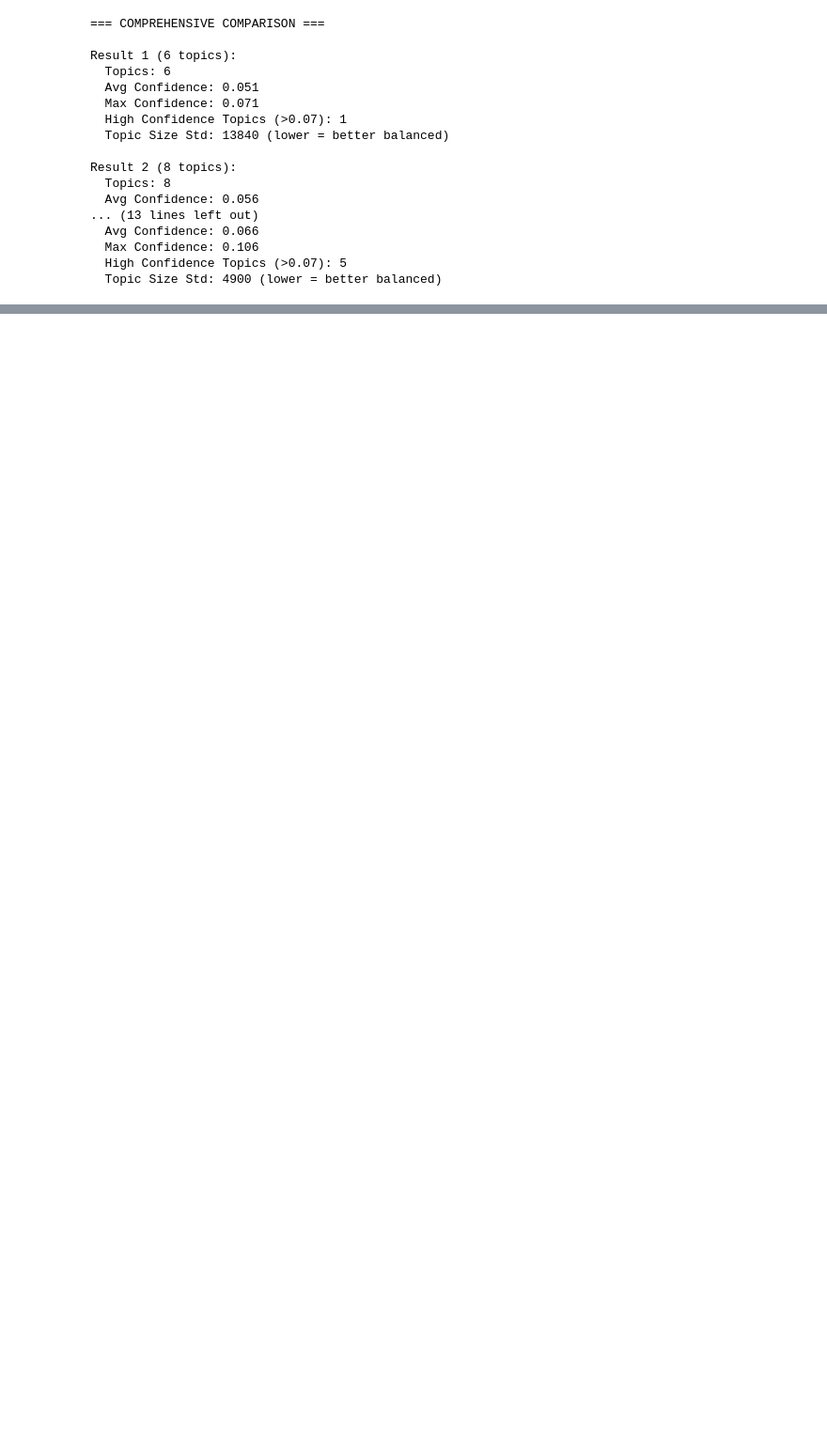
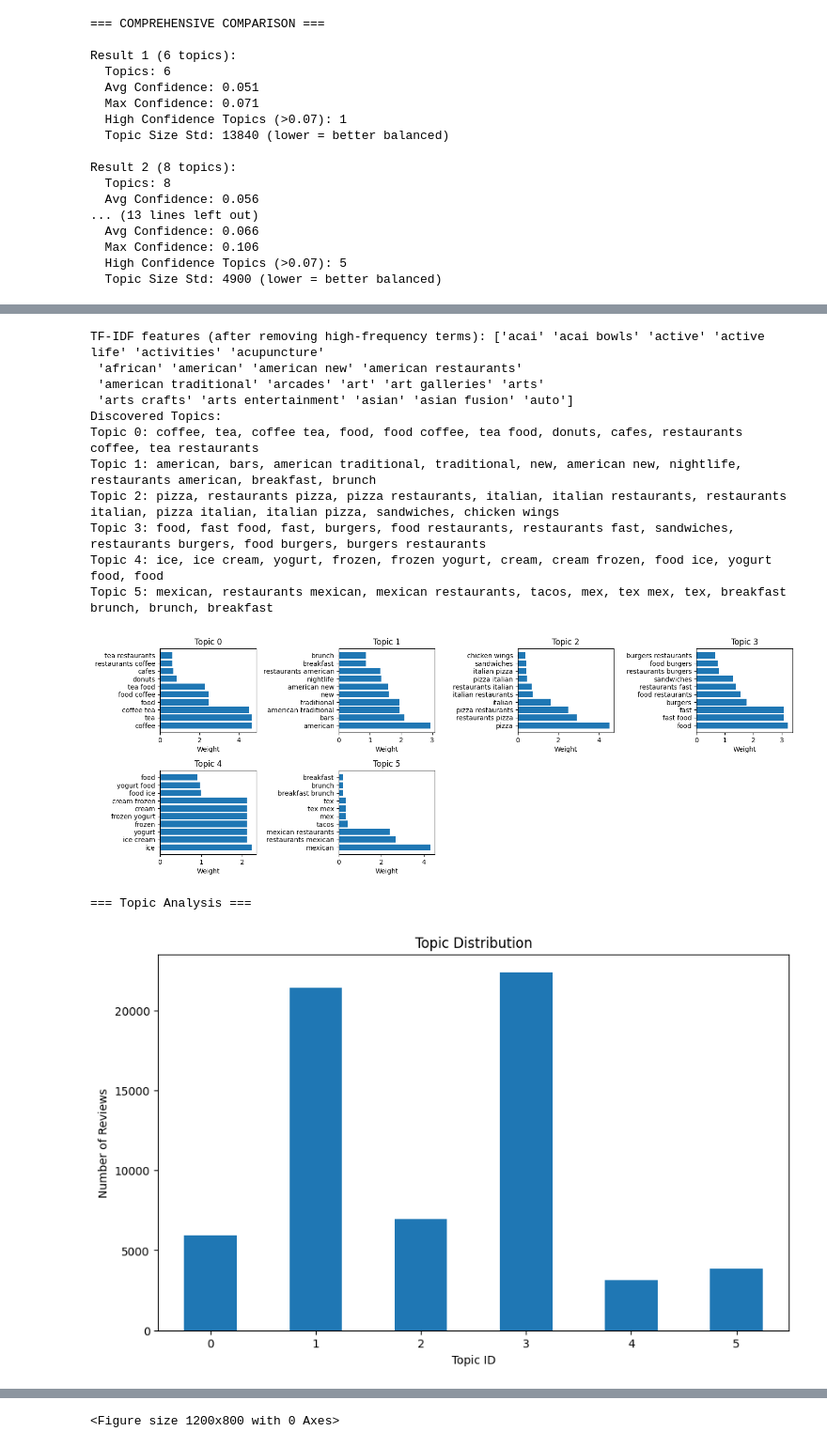
Before and after one commit to vanessageena/MTech-BAP, a Jupyter notebook: vanclustering.ipynb, the cells around one changed output, grey strips where cells are left out. Shown at 94% size. Drawn from its saved outputs; the diff is of its cells as text; code cells hidden in the pictures; blank space fills up the shorter version.

```diff
--- a/vanclustering.ipynb
+++ b/vanclustering.ipynb
@@ -657,0 +959,17 @@ Result 2 (8 topics):
+# %%
+comprehensive_topic_analysis(filtered_data, n_topics=6)
+# %% [output]
+TF-IDF features (after removing high-frequency terms): ['acai' 'acai bowls' 'active' 'active life' 'activities' 'acupuncture'
+ 'african' 'american' 'american new' 'american restaurants'
+ 'american traditional' 'arcades' 'art' 'art galleries' 'arts'
+ 'arts crafts' 'arts entertainment' 'asian' 'asian fusion' 'auto']
+Discovered Topics:
+Topic 0: coffee, tea, coffee tea, food, food coffee, tea food, donuts, cafes, restaurants coffee, tea restaurants
+Topic 1: american, bars, american traditional, traditional, new, american new, nightlife, restaurants american, breakfast, brunch
+Topic 2: pizza, restaurants pizza, pizza restaurants, italian, italian restaurants, restaurants italian, pizza italian, italian pizza, sandwiches, chicken wings
+Topic 3: food, fast food, fast, burgers, food restaurants, restaurants fast, sandwiches, restaurants burgers, food burgers, burgers restaurants
+Topic 4: ice, ice cream, yogurt, frozen, frozen yogurt, cream, cream frozen, food ice, yogurt food, food
+Topic 5: mexican, restaurants mexican, mexican restaurants, tacos, mex, tex mex, tex, breakfast brunch, brunch, breakfast
+[figure, added]
+=== Topic Analysis ===
+[figure, added]
@@ -657,0 +987 @@ Result 2 (8 topics):
+<Figure size 1200x800 with 0 Axes>
```
Also changed, not shown: parts of 21 cells of this notebook.
